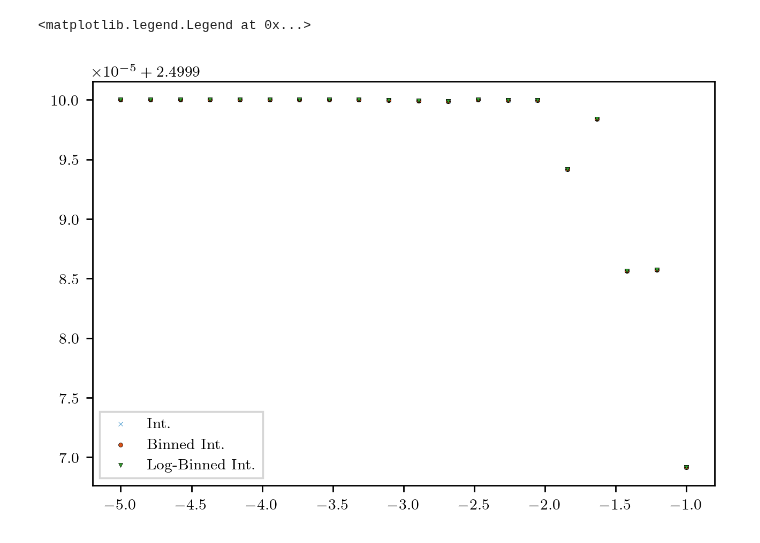
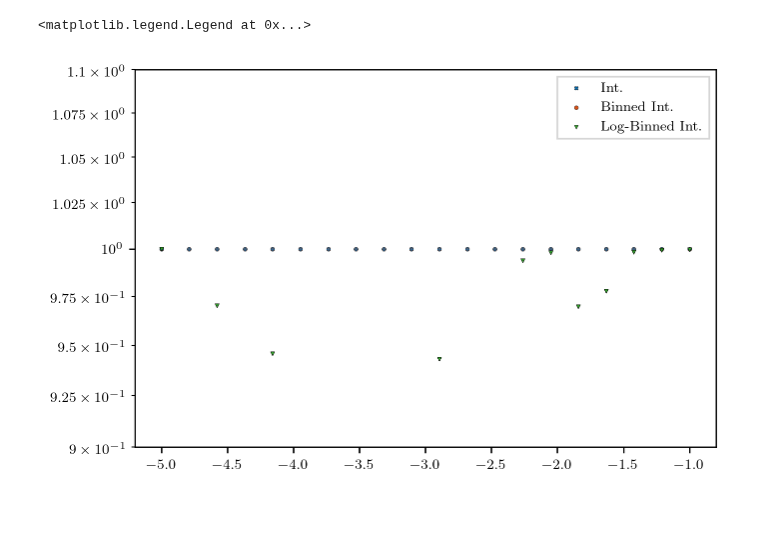
Before and after one commit to mab68/Kea, a Jupyter notebook: example_notebooks/parsevals.ipynb, the cells around one changed output. Saved outputs shown, nothing was run; the diff lists cells and outputs as text; code cells hidden in the pictures; blank space fills up the shorter version.

```diff
--- a/example_notebooks/parsevals.ipynb
+++ b/example_notebooks/parsevals.ipynb
@@ -46,13 +56,5 @@ for i, f in enumerate(fields):
 # %%
 from scipy.stats import binned_statistic
-
-def kern(bins, D):
-    if D == 1:
-        return 2.
-    if D == 2:
-        return 2. * np.pi * bins
-    if D == 3:
-        return 4. * np.pi * bins**2
 
 def get_bins(min_bin, max_bin, nbins, max_half_bin_width=None, log_space=False):
     if log_space:
@@ -76,12 +78,7 @@ def get_bins(min_bin, max_bin, nbins, max_half_bin_width=None, log_space=False):
     bin_edges = np.unique(np.concatenate((bins-bin_width, bins+bin_width)).round(decimals=4))
     return bins, bin_width, bin_edges
 
-def wrap_sum(d, l, n):
-    def sum(x):
-        return np.nansum(x) * (l/n)**(d-1) #/ (L/np.sum(np.isfinite(x)))**D
-    return sum
-
-def bin_data(nar, ar, mean_func='mean', std_func=np.nanstd,
+def bin_data(nar, ar, mean_func=np.nansum, std_func=np.nanstd,
              cut_excess=False, nan_small=False, min_bin=None,
              max_bin=None, bin_center=True, norm_bin_size=False, log_space=False,
              num_bins=None, ignore_nan=False, max_half_bin_width=None):
@@ -116,10 +113,6 @@ def bin_data(nar, ar, mean_func='mean', std_func=np.nanstd,
     car[nar < min_bin] = np.nan
     car[nar > max_bin] = np.nan
 
-    if mean_func == np.nansum:
-        mean_func = wrap_sum(D, 2.*np.pi, L)
-        #mean_func = np.nansum
-
     # Compute the binnings
     ar1d, bin_edges, _ = binned_statistic(nar.ravel(), car.ravel(), bins=be, statistic=mean_func)
     std1d, _, _ = binned_statistic(nar.ravel(), car.ravel(), bins=be, statistic=std_func)
@@ -137,9 +130,6 @@ def bin_data(nar, ar, mean_func='mean', std_func=np.nanstd,
     else:
        # Set the bins to the start of the bin edges
        bins1d = bin_edges[:-1]
-
-    # if mean_func == np.nanmean:
-    #     ar1d /= kern(bins1d, ar.ndim)
 
     if max_half_bin_width is not None:
         # We should remove the bad bin edges (for the bins we don't want)
@@ -176,49 +166,49 @@ def bin_data(nar, ar, mean_func='mean', std_func=np.nanstd,
         mask = np.isfinite(ar1d)
         ar1d = ar1d[mask]
         std1d = std1d[mask]
+        bins1d = bins1d[mask]
         width = width[mask]
-        bins1d = bins1d[mask]
 
     return bins1d, ar1d, width
 # %%
-c = plotting.COLOR_CYCLE_6
-
 for e, kfek in enumerate(specs):
     kD, fekD = kfek
     ko, feko, width = bin_data(spectra_base.wavenumber_mesh(kD), fekD,
         mean_func=np.nansum, min_bin=0., max_bin=None,
         ignore_nan=False, norm_bin_size=True, bin_center=True,
         cut_excess=False, nan_small=False)
-    e_estimation = (1./twopi)**D * np.nansum(feko * width) / np.sum(np.ones(grid_dims) * dx**D)
+    e_estimation = (dk/twopi)**D * np.nansum(feko * width)
     #print(e_estimation / energies[e])
-    plt.scatter(alphas[e], e_estimation / energies[e], marker='x', s=5., color=c[0], zorder=2, linewidth=0.2, edgecolor='black')
+    plt.scatter(alphas[e], e_estimation / energies[e], marker='o', s=5., color=c[0], zorder=2, linewidth=0.2, edgecolor='black')
     #assert np.isclose(e_estimation / energies[e], 1., rtol=0.02), e_estimation / energies[e]
 
     for i in range(4, 8):
         ko, feko, width = bin_data(spectra_base.wavenumber_mesh(kD), fekD,
             mean_func=np.nansum, min_bin=0., max_bin=None,
             ignore_nan=False, norm_bin_size=True, bin_center=True,
             cut_excess=False, nan_small=False, num_bins=N//i)
-        e_estimation = (1./twopi)**D * np.nansum(feko * width) / np.sum(np.ones(grid_dims) * dx**D)
+        e_estimation = (dk/twopi)**D * np.nansum(feko * width)
         #print(e_estimation / energies[e])
-        plt.scatter(alphas[e], e_estimation / energies[e], marker='o', s=5., color=c[1], zorder=2, linewidth=0.2, edgecolor='black')
+        plt.scatter(alphas[e], e_estimation / energies[e], marker='X', s=5., color=c[1], zorder=2, linewidth=0.2, edgecolor='black', alpha=0.1)
         #assert np.isclose(e_estimation / energies[e], 1., rtol=0.02), e_estimation / energies[e]
 
     for i in range(4, 8):
         ko, feko, width = bin_data(spectra_base.wavenumber_mesh(kD), fekD,
-            mean_func=np.nansum, min_bin=2.*np.pi/L, max_bin=None,
+            mean_func=np.nansum, min_bin=dk, max_bin=None,
             ignore_nan=False, norm_bin_size=True, bin_center=True,
             cut_excess=False, nan_small=False, num_bins=N//i, log_space=True)
-        e_estimation = (1./twopi)**D * np.nansum(feko * width) / np.sum(np.ones(grid_dims) * dx**D)
+        e_estimation = (dk/twopi)**D * np.nansum(feko * width)
         #print(e_estimation / energies[e])
         plt.scatter(alphas[e], e_estimation / energies[e], marker='v', s=5., color=c[2], zorder=2, linewidth=0.2, edgecolor='black')
         #assert np.isclose(e_estimation / energies[e], 1., rtol=0.02), e_estimation / energies[e]
 
-plt.scatter([], [], marker='x', s=5., color=c[0], linewidth=0.2, edgecolor='black', label=r'Int.')
+plt.yscale('log')
+plt.ylim((9e-1, 1.1e0))
+plt.scatter([], [], marker='X', s=5., color=c[0], linewidth=0.2, edgecolor='black', label=r'Int.')
 plt.scatter([], [], marker='o', s=5., color=c[1], linewidth=0.2, edgecolor='black', label=r'Binned Int.')
 plt.scatter([], [], marker='v', s=5., color=c[2], linewidth=0.2, edgecolor='black', label=r'Log-Binned Int.')
 plt.legend(fancybox=False, frameon=True)
 # %% [output]
 <matplotlib.legend.Legend at 0x...>
-[figure, old version]
+[figure, new version]
 # %%
```
Also changed, not shown: parts of 3 cells of this notebook, 4 other files.
